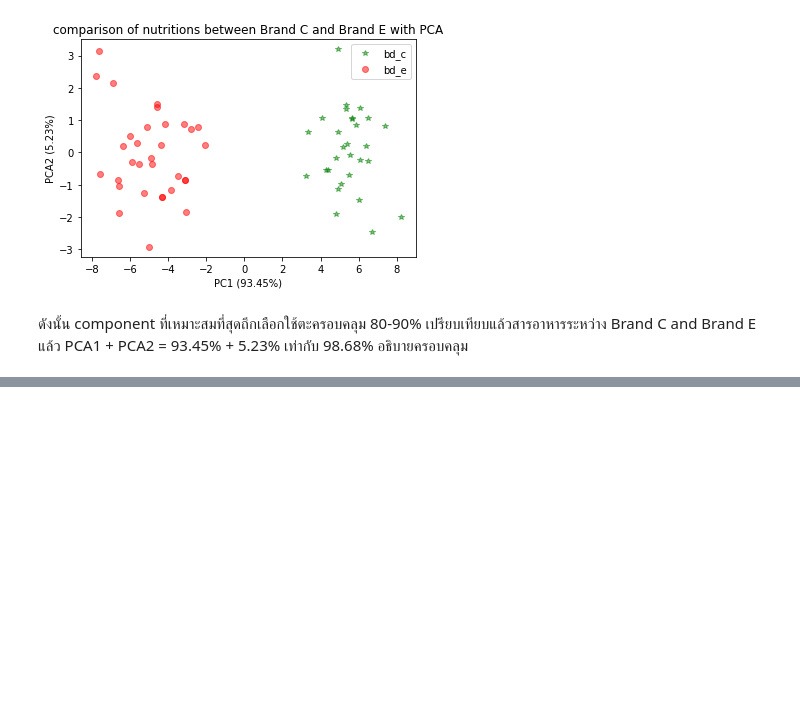
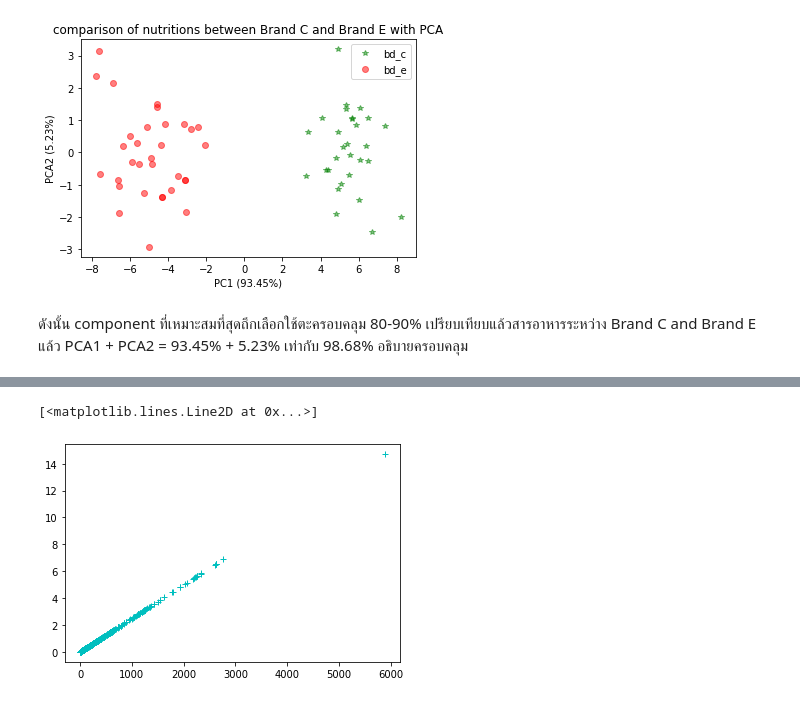
Before and after one commit to Jittiya/multivariate, a Jupyter notebook: Exam01.ipynb, the cells around one changed output, grey strips where cells are left out. Saved outputs shown, nothing was run; the diff lists cells and outputs as text; code cells hidden in the pictures; blank space fills up the shorter version.

```diff
--- a/Exam01.ipynb
+++ b/Exam01.ipynb
@@ -301,0 +348,3 @@ Text(0, 0.5, 'PCA2 (5.23%)')
+# %%
+new_dataex2 = dataex2.iloc[:,7:]
+new_dataex2
@@ -301,0 +422,5 @@ Text(0, 0.5, 'PCA2 (5.23%)')
+# %%
+plt.plot(new_dataex2.iloc[:,11], new_dataex2.iloc[:,28], '+c')
+# %% [output]
+[<matplotlib.lines.Line2D at 0x...>]
+[figure, added]
```
Also changed, not shown: parts of 44 cells of this notebook.
